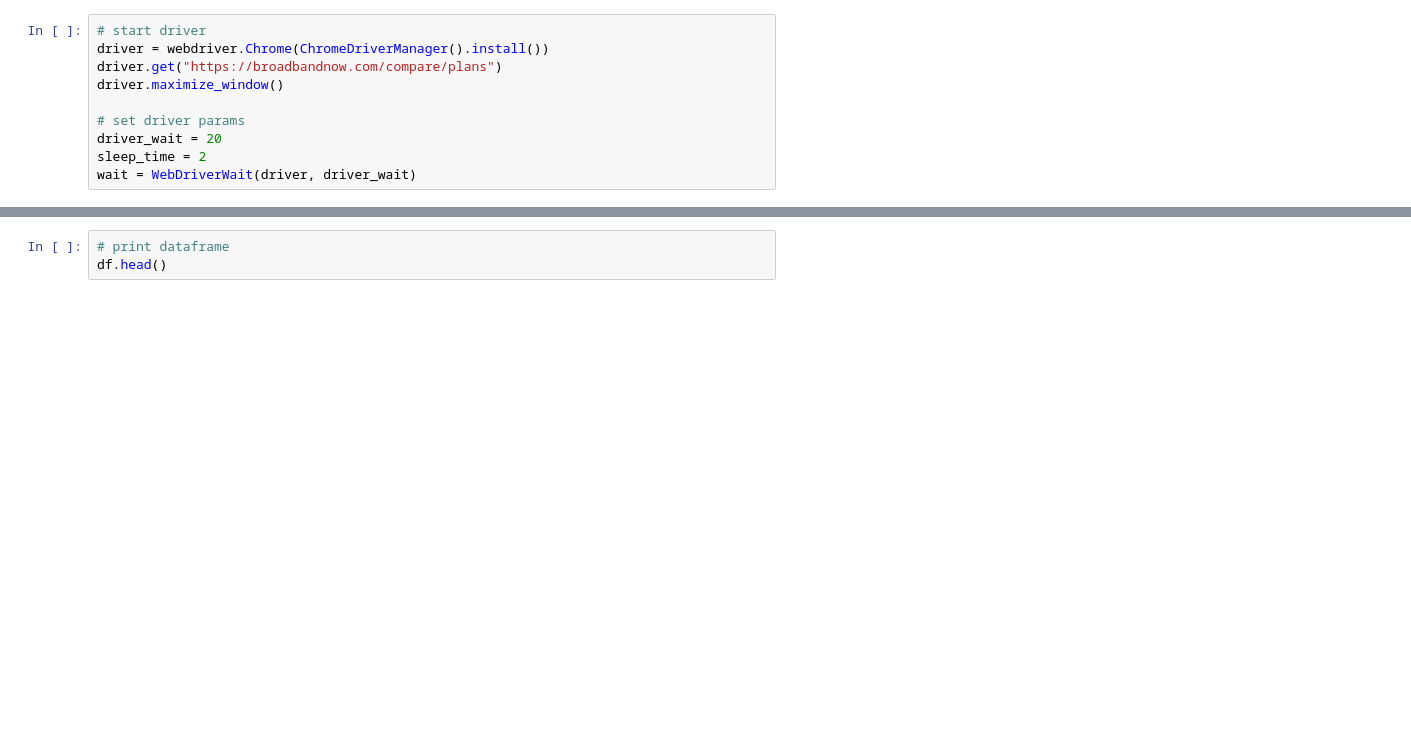
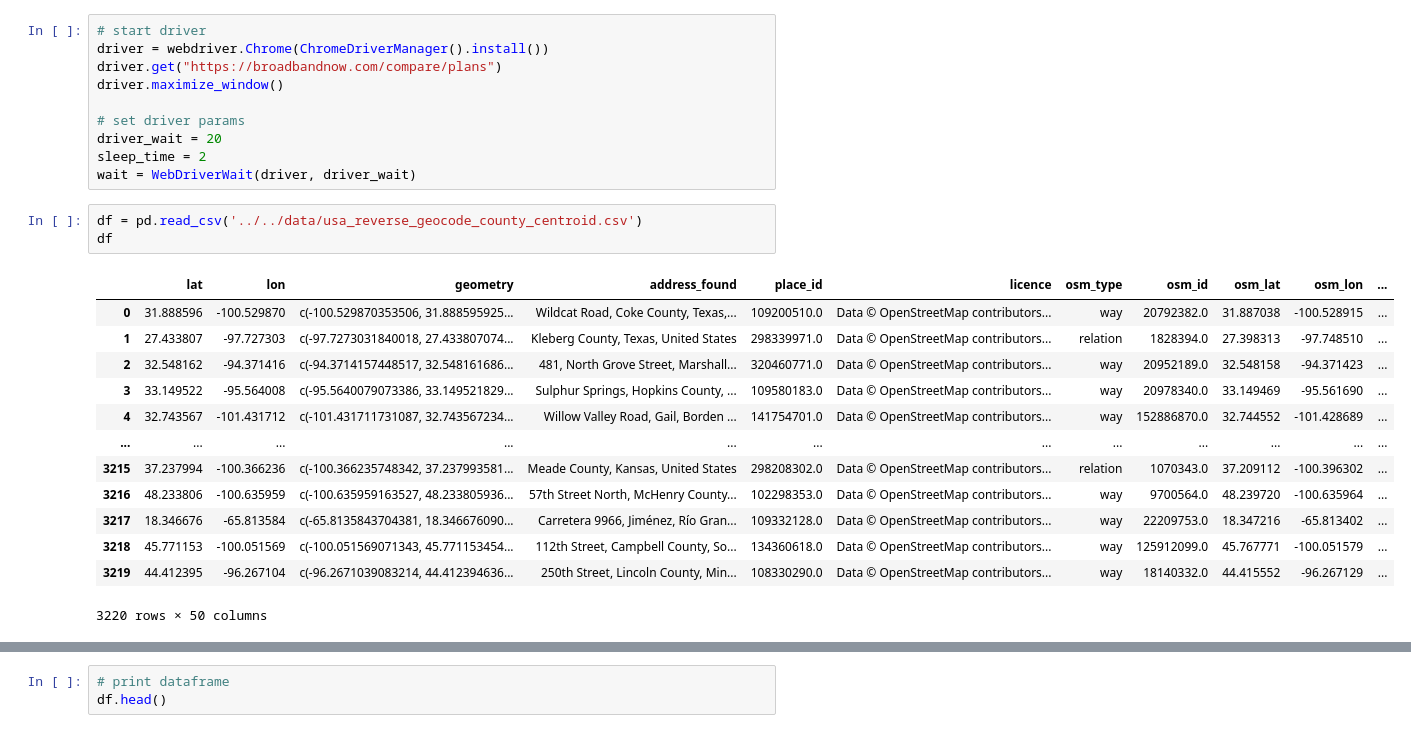
Before and after one commit to uva-bi-sdad/sdc.broadband_dev, a Jupyter notebook: legacy/code/dc.broadbandnow.broadband.prices/step_2_Broadbandnow_Scraper.ipynb, the cells around one changed output, grey strips where cells are left out. Saved outputs shown, nothing was run; the diff lists cells and outputs as text; blank space fills up the shorter version.

Commit message:
cleaning data pipeline to show all of US example

```diff
--- a/legacy/code/dc.broadbandnow.broadband.prices/step_2_Broadbandnow_Scraper.ipynb
+++ b/legacy/code/dc.broadbandnow.broadband.prices/step_2_Broadbandnow_Scraper.ipynb
@@ -332,3 +322,20 @@ driver.maximize_window()
 driver_wait = 20
 sleep_time = 2
 wait = WebDriverWait(driver, driver_wait)
+# %%
+df = pd.read_csv('../../data/usa_reverse_geocode_county_centroid.csv')
+df
+# %% [output]
+|  | lat | lon | geometry | address_found | place_id | licence | osm_type | osm_id | osm_lat | osm_lon | ... |
+| 0 | 31.888596 | -100.529870 | c(-100.529870353506, 31.888595925... | Wildcat Road, Coke County, Texas,... | 109200510.0 | Data © OpenStreetMap contributors... | way | 20792382.0 | 31.887038 | -100.528915 | ... |
+| 1 | 27.433807 | -97.727303 | c(-97.7273031840018, 27.433807074... | Kleberg County, Texas, United States | 298339971.0 | Data © OpenStreetMap contributors... | relation | 1828394.0 | 27.398313 | -97.748510 | ... |
+| 2 | 32.548162 | -94.371416 | c(-94.3714157448517, 32.548161686... | 481, North Grove Street, Marshall... | 320460771.0 | Data © OpenStreetMap contributors... | way | 20952189.0 | 32.548158 | -94.371423 | ... |
+| 3 | 33.149522 | -95.564008 | c(-95.5640079073386, 33.149521829... | Sulphur Springs, Hopkins County, ... | 109580183.0 | Data © OpenStreetMap contributors... | way | 20978340.0 | 33.149469 | -95.561690 | ... |
+| 4 | 32.743567 | -101.431712 | c(-101.431711731087, 32.743567234... | Willow Valley Road, Gail, Borden ... | 141754701.0 | Data © OpenStreetMap contributors... | way | 152886870.0 | 32.744552 | -101.428689 | ... |
+| ... | ... | ... | ... | ... | ... | ... | ... | ... | ... | ... | ... |
+| 3215 | 37.237994 | -100.366236 | c(-100.366235748342, 37.237993581... | Meade County, Kansas, United States | 298208302.0 | Data © OpenStreetMap contributors... | relation | 1070343.0 | 37.209112 | -100.396302 | ... |
+| 3216 | 48.233806 | -100.635959 | c(-100.635959163527, 48.233805936... | 57th Street North, McHenry County... | 102298353.0 | Data © OpenStreetMap contributors... | way | 9700564.0 | 48.239720 | -100.635964 | ... |
+| 3217 | 18.346676 | -65.813584 | c(-65.8135843704381, 18.346676090... | Carretera 9966, Jiménez, Río Gran... | 109332128.0 | Data © OpenStreetMap contributors... | way | 22209753.0 | 18.347216 | -65.813402 | ... |
+| 3218 | 45.771153 | -100.051569 | c(-100.051569071343, 45.771153454... | 112th Street, Campbell County, So... | 134360618.0 | Data © OpenStreetMap contributors... | way | 125912099.0 | 45.767771 | -100.051579 | ... |
+| 3219 | 44.412395 | -96.267104 | c(-96.2671039083214, 44.412394636... | 250th Street, Lincoln County, Min... | 108330290.0 | Data © OpenStreetMap contributors... | way | 18140332.0 | 44.415552 | -96.267129 | ... |
+3220 rows × 50 columns
```
Also changed, not shown: parts of 7 cells of this notebook, 4 other files.
